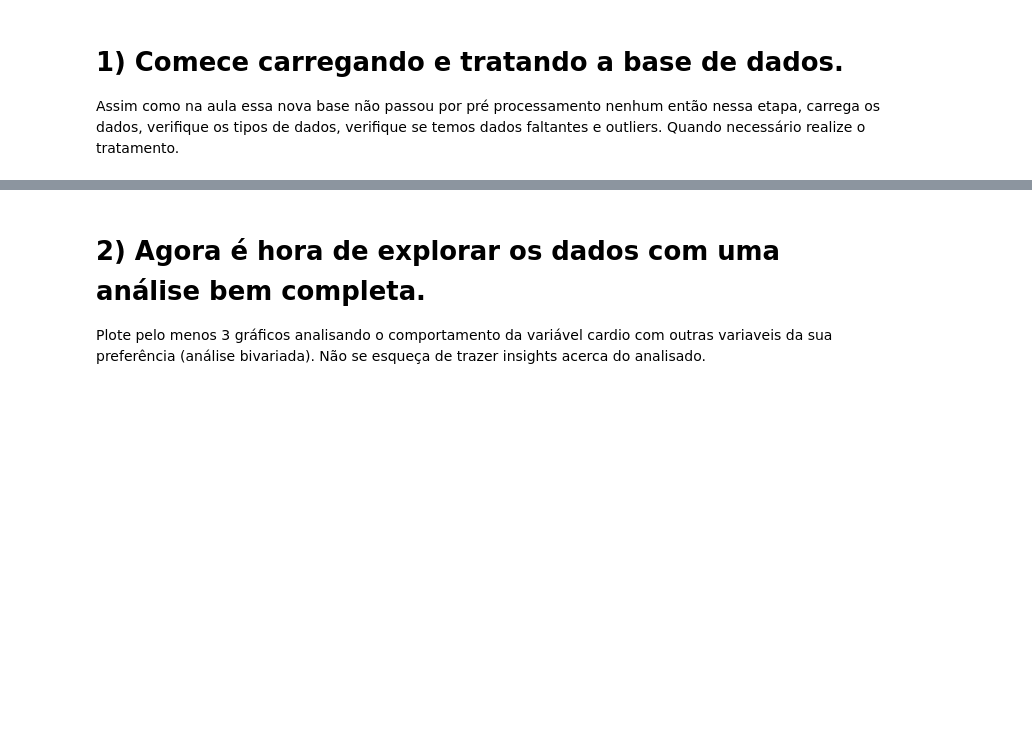
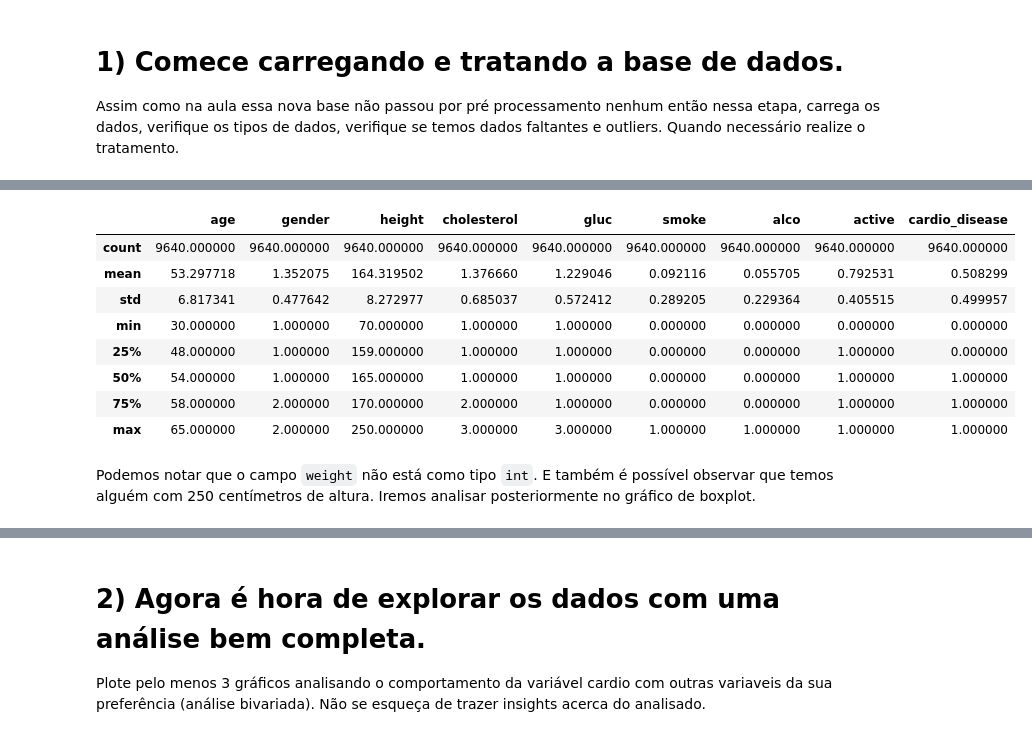
Before and after one commit to flavianojr1/regressao-logistica-para-doencas-cardiovasculares, a Jupyter notebook: Profissao Cientista de Dados M27 Pratique.ipynb, the cells around one changed output, grey strips where cells are left out. Cells and saved outputs as stored; diff of their text form; code cells hidden in the pictures; blank space fills up the shorter version.

```diff
--- a/Profissao Cientista de Dados M27 Pratique.ipynb
+++ b/Profissao Cientista de Dados M27 Pratique.ipynb
@@ -44,0 +127,15 @@ base = pd.read_csv("CARDIO_BASE.csv", delimiter=';')
+# %%
+# Visualizando as métricas para possíveis outliers facilmente visíveis
+base.describe()
+# %% [output]
+|  | age | gender | height | cholesterol | gluc | smoke | alco | active | cardio_disease |
+| count | 9640.000000 | 9640.000000 | 9640.000000 | 9640.000000 | 9640.000000 | 9640.000000 | 9640.000000 | 9640.000000 | 9640.000000 |
+| mean | 53.297718 | 1.352075 | 164.319502 | 1.376660 | 1.229046 | 0.092116 | 0.055705 | 0.792531 | 0.508299 |
+| std | 6.817341 | 0.477642 | 8.272977 | 0.685037 | 0.572412 | 0.289205 | 0.229364 | 0.405515 | 0.499957 |
+| min | 30.000000 | 1.000000 | 70.000000 | 1.000000 | 1.000000 | 0.000000 | 0.000000 | 0.000000 | 0.000000 |
+| 25% | 48.000000 | 1.000000 | 159.000000 | 1.000000 | 1.000000 | 0.000000 | 0.000000 | 1.000000 | 0.000000 |
+| 50% | 54.000000 | 1.000000 | 165.000000 | 1.000000 | 1.000000 | 0.000000 | 0.000000 | 1.000000 | 1.000000 |
+| 75% | 58.000000 | 2.000000 | 170.000000 | 2.000000 | 1.000000 | 0.000000 | 0.000000 | 1.000000 | 1.000000 |
+| max | 65.000000 | 2.000000 | 250.000000 | 3.000000 | 3.000000 | 1.000000 | 1.000000 | 1.000000 | 1.000000 |
+# %% [markdown]
+Podemos notar que o campo `weight` não está como tipo `int`. E também é possível observar que temos alguém com 250 centímetros de altura. Iremos analisar posteriormente no gráfico de boxplot.
```
Also changed, not shown: parts of 17 cells of this notebook.
